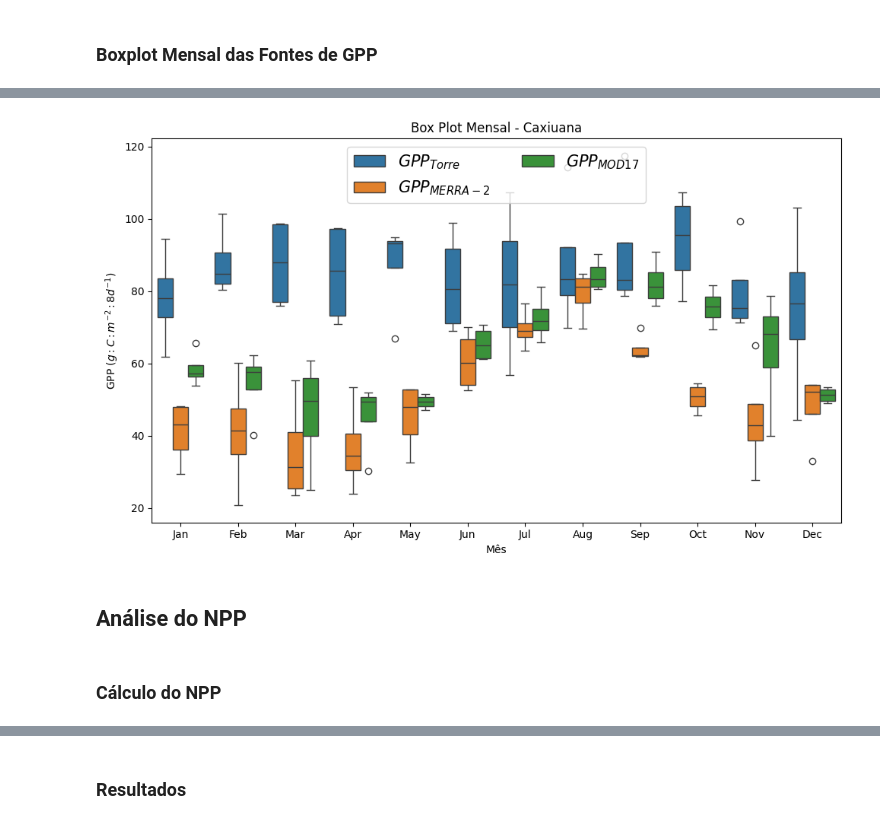
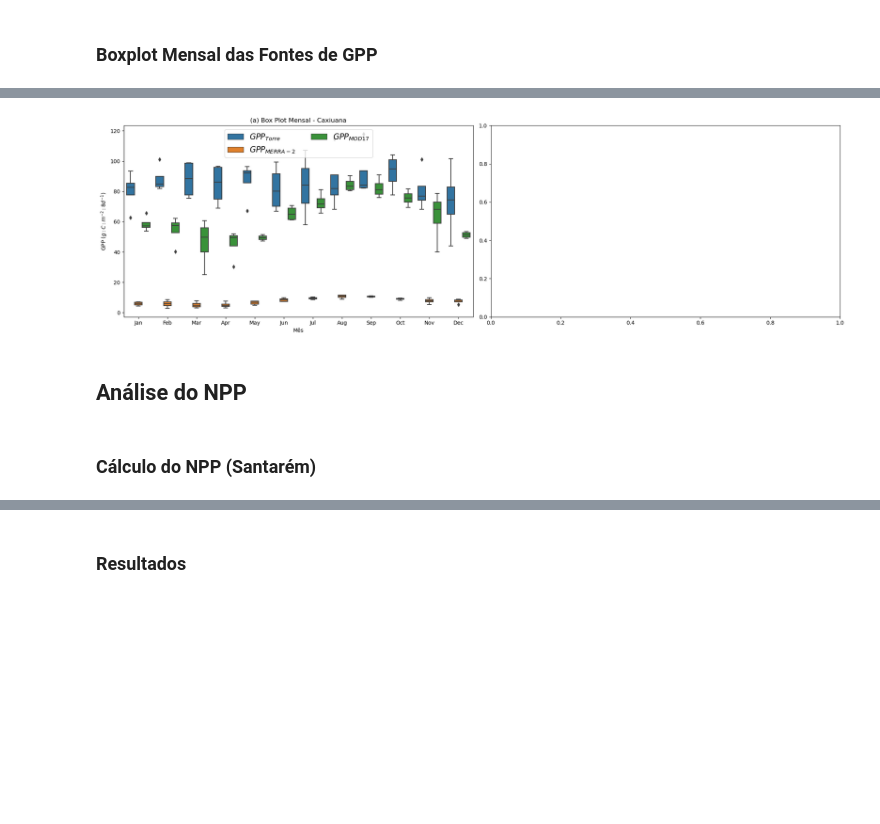
Before and after one commit to leotamasauskas/Enhancing-Satellite-Based-Estimations-of-Carbon-Flux-in-Caxiuan-Forest-Using-Artificial-Intelligence, a Jupyter notebook: main.ipynb, the cells around one changed output, grey strips where cells are left out. Cells and saved outputs as stored; diff of their text form; code cells hidden in the pictures; blank space fills up the shorter version.

```diff
--- a/main.ipynb
+++ b/main.ipynb
@@ -16,6 +16,7 @@ import mod17
 from mod17 import MOD17, PFT_VALID
 from mod17.utils import restore_bplut, pft_remap
 
+
 from sklearn.linear_model import LinearRegression
 from sklearn.metrics import mean_absolute_error, mean_squared_error
 from statsmodels.tsa.api import ExponentialSmoothing, SimpleExpSmoothing, Holt
@@ -24,7 +25,6 @@ from pymoo.algorithms.soo.nonconvex.ga import GA
 from pymoo.optimize import minimize
 from pymoo.constraints.as_penalty import ConstraintsAsPenalty
 from pymoo.operators.mutation.pm import PolynomialMutation
-from pymoo.operators.sampling.rnd import FloatRandomSampling
 from pymoo.operators.crossover.sbx import SBX
 from pymoo.util.display.column import Column
 from pymoo.util.display.output import Output
@@ -105,7 +105,7 @@ observacoes_cax = cax['GEP']
 observacoes_cax = observacoes_cax.rename_axis('index')
 observacoes_cax = observacoes_cax.rename('GPP')
 
-observacoes_cax = ExponentialSmoothing(observacoes_cax, initialization_method="heuristic",freq='D').fit(optimized=True).fittedvalues
+#observacoes_cax = ExponentialSmoothing(observacoes_cax, initialization_method="heuristic",freq='D').fit(optimized=True).fittedvalues
 # %% [markdown]
 ## Cálculo do GPP com os Parâmetros da BPLUT (MERRA-2)
 # %% [markdown]
@@ -154,8 +154,9 @@ def modis_date(data_str):
     data = datetime.strptime('{}-{}'.format(ano, dia_ano), '%Y-%j')
     return data
 
+
 # Leitura e pré-processamento dos dados de Fração de Absorção de Luz Fotossinteticamente Ativa (FPAR)
-fpar = pd.read_csv('./caxiuana/cax_fpar.csv', header=None,na_values='F') # unidade: (%)
+fpar = pd.read_csv('./caxiuana/filtered_scaled_Fpar_500m.csv', header=None,na_values='F') # unidade: (%)
 fpar.index = fpar[2].apply(modis_date)  # Convertendo a data no formato MODIS
 
 # Arrumando o dataframe
@@ -187,7 +188,7 @@ gpp_ebf = MOD17._gpp(parametros,drivers_caxiuana[0],drivers_caxiuana[1],drivers_
 
 gpp_alg_caxiuana = pd.DataFrame(gpp_ebf,index=observacoes_cax.index)
 
-gpp_alg_caxiuana = ExponentialSmoothing(gpp_alg_caxiuana, initialization_method="heuristic",freq='D').fit(optimized=True).fittedvalues
+#gpp_alg_caxiuana = ExponentialSmoothing(gpp_alg_caxiuana, initialization_method="heuristic",freq='D').fit(optimized=True).fittedvalues
 # %% [markdown]
 ## Dados de GPP do MOD17
 # %% [markdown]
@@ -445,8 +510,11 @@ def get_data(x):
     return previsoes_caxiuana
 
 parametros_padrao = initial_population
+melhor_params = [0.001726, -2.0, 23.99, 176.79, 6500.0] # Parâmetros Encontrados pelo Algoritmo Genético (Arredondados) [round(res.X[0],6)] + list(np.round(res.X[1:],2))
 previsoes_caxiuana_GA = get_data(melhor_params)
 rmse_st = np.sqrt(mean_squared_error(y_true=observacoes_caxiuana,y_pred=previsoes_caxiuana_GA))
 
+
+
 print(f'Porcentagem de melhora: {-((rmse_st - rmse_mod_caxiuana) / rmse_mod_caxiuana) * 100}')
 # %% [output]
@@ -510,7 +578,7 @@ display(erro_absoluto_caxiuana.describe())
 observacoes_caxiuana_monthly = observacoes_caxiuana.resample('M').mean()
 new_params_caxiuana_monthly = new_params_caxiuana.resample('M').mean()
 caxiuana_gpp_mod_monthly = caxiuana_gpp_mod.resample('M').mean()
-smoothed_gpp_algpad_caxiuana_monthly = gpp_algpad_caxiuana.resample('M').mean()
+smoothed_gpp_algpad_caxiuana_monthly = smoothed_gpp_alg_caxiuana.resample('M').mean()
 
 # Criando DataFrame para Caxiuana com os dados resampleados
 df_caxiuana = pd.DataFrame({
@@ -531,14 +599,14 @@ df_caxiuana_melted['Ano'] = df_caxiuana_melted['index'].dt.year
 df_caxiuana_melted['Mes'] = df_caxiuana_melted['index'].dt.strftime('%b')
 
 # Plotando os boxplots em subplots
-fig, axes = plt.subplots(figsize=(10, 6))  # Criando subplots com 2 linhas e 1 coluna
+fig, axes = plt.subplots(1, 2, figsize=(20, 6))  # Criando subplots com 2 linhas e 1 coluna
 
 # Boxplot para Caxiuana
-sns.boxplot(data=df_caxiuana_melted, x='Mes', y='Valor', hue='Medição de GPP', dodge=True, ax=axes)
-axes.set_title('Box Plot Mensal - Caxiuana')  # Definindo título
-axes.set_ylabel('GPP ($g : C : m^{-2} : 8d^{-1}$)')  # Definindo rótulo do eixo y
-axes.set_xlabel('Mês')  # Definindo rótulo do eixo x
-axes.legend(loc='upper center', fontsize=15, ncol=2)  # Definindo legenda
+sns.boxplot(data=df_caxiuana_melted, x='Mes', y='Valor', hue='Medição de GPP', dodge=True, ax=axes[0])
+axes[0].set_title('(a) Box Plot Mensal - Caxiuana')  # Definindo título
+axes[0].set_ylabel('GPP ($g : C : m^{-2} : 8d^{-1}$)')  # Definindo rótulo do eixo y
+axes[0].set_xlabel('Mês')  # Definindo rótulo do eixo x
+axes[0].legend(loc='upper center', fontsize=15, ncol=2)  # Definindo legenda
 
 
 
@@ -550,30 +618,30 @@ plt.show()
 # %%
 # Derretendo o DataFrame para ter todas as variáveis em uma única colun
 df_caxiuana_melted = df_caxiuana.drop(['$GPP_{MERRA-2}$ (Novo)'],axis=1).melt(id_vars='index', var_name='Medição de GPP', value_name='Valor')
 
 # Obtendo o ano e o mês de cada data
 df_caxiuana_melted['Ano'] = df_caxiuana_melted['index'].dt.year
 df_caxiuana_melted['Mes'] = df_caxiuana_melted['index'].dt.strftime('%b')
 
 # Plotando os boxplots em subplots
-fig, axes = plt.subplots(figsize=(10, 6))  # Criando subplots com 2 linhas e 1 coluna
+fig, axes = plt.subplots(1, 2, figsize=(20, 6))  # Criando subplots com 2 linhas e 1 coluna
 
 # Boxplot para Santarém
-sns.boxplot(data=df_caxiuana_melted, x='Mes', y='Valor', hue='Medição de GPP', dodge=True, ax=axes)
-axes.set_title('Box Plot Mensal - Caxiuana')  # Definindo título
-axes.set_ylabel('GPP ($g : C : m^{-2} : 8d^{-1}$)')  # Definindo rótulo do eixo y
-axes.set_xlabel('Mês')  # Definindo rótulo do eixo x
-axes.legend(loc='upper center', fontsize=15, ncol=2)  # Definindo legenda
+sns.boxplot(data=df_caxiuana_melted, x='Mes', y='Valor', hue='Medição de GPP', dodge=True, ax=axes[0])
+axes[0].set_title('(a) Box Plot Mensal - Caxiuana')  # Definindo título
+axes[0].set_ylabel('GPP ($g : C : m^{-2} : 8d^{-1}$)')  # Definindo rótulo do eixo y
+axes[0].set_xlabel('Mês')  # Definindo rótulo do eixo x
+axes[0].legend(loc='upper center', fontsize=15, ncol=2)  # Definindo legenda
 
 plt.tight_layout()  # Ajustando layout
 #plt.savefig('BoxPlot_caxiuana_Peru.png', dpi=300, bbox_inches='tight', pad_inches=0.2)  # Salvando figura
 plt.show()
 # %% [output]
-[figure, old version]
+[figure, new version]
 # %% [markdown]
 ## Análise do NPP
 # %% [markdown]
-### Cálculo do NPP
+### Cálculo do NPP (Santarém)
 # %%
 # Leitura e pré-processamento dos dados de NPP (kgC/m²/year)
 npp_mod = pd.read_csv('./NPP_MODIS/Npp_500m.csv', header=None,na_values='F')
```
Also changed, not shown: parts of 13 cells of this notebook, 2 other files.
